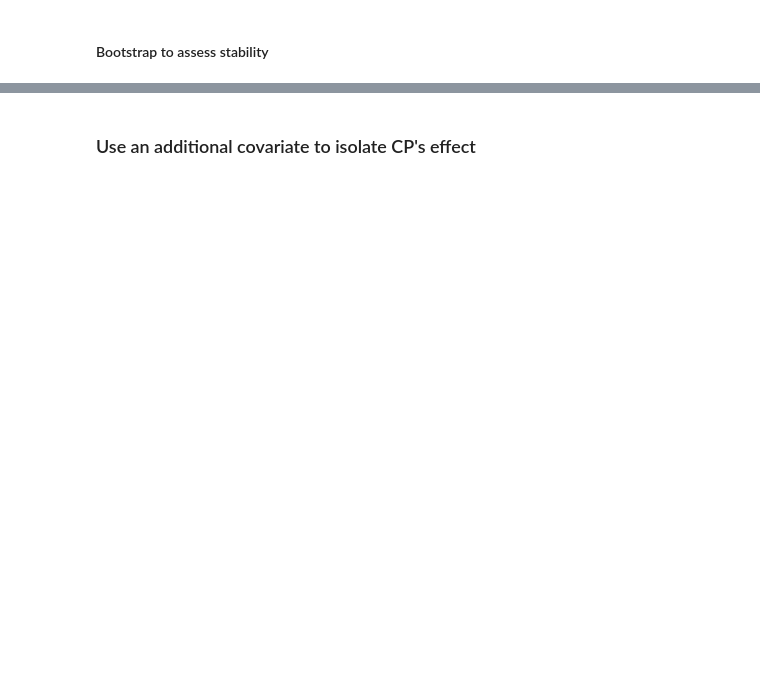
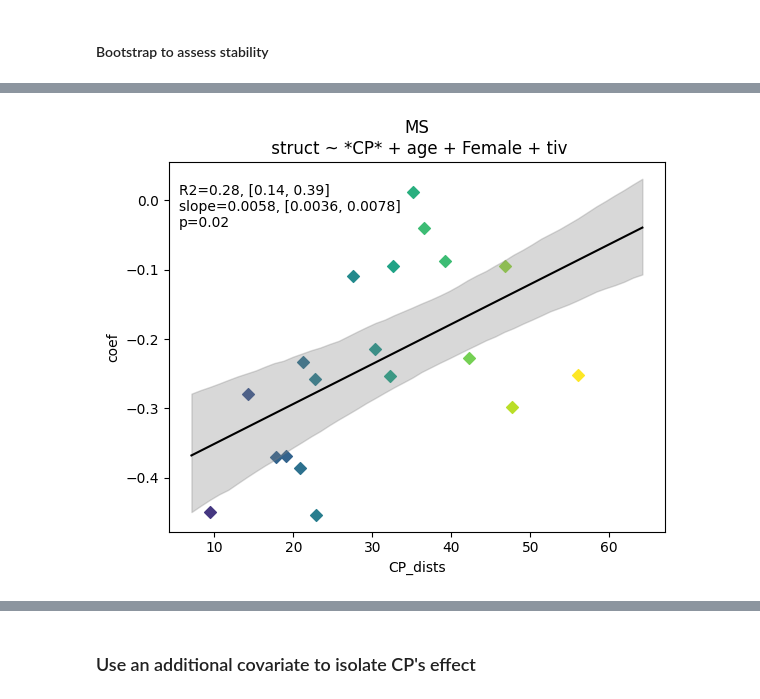
Before and after one commit to srs328/ms_mri, a Jupyter notebook: analysis/thalamus/results/5-CP_distance_gradient.ipynb, the cells around one changed output, grey strips where cells are left out. Cells and saved outputs as stored; diff of their text form; code cells hidden in the pictures; blank space fills up the shorter version.

```diff
--- a/analysis/thalamus/results/5-CP_distance_gradient.ipynb
+++ b/analysis/thalamus/results/5-CP_distance_gradient.ipynb
@@ -542,6 +445,13 @@ data
 # %% [markdown]
 #### Bootstrap to assess stability
 # %%
-slopes, intercepts, r_values, p_boot = bootstrap_procedure(
-    model_data, choroid_dists, covariates, var_to_plot, hips_thomas_ref[sig_structs]
-)
+load_bootstrap = True
+bootstrap_result_path = fig_path / "basic_covariates_bootstrap_results.npy"
+
+if load_bootstrap:
+    bootstrap_results = np.load(bootstrap_result_path)
+else:
+    bootstrap_results = bootstrap_procedure(
+        model_data, choroid_dists, covariates, var_to_plot, structs
+    )
+    np.save(bootstrap_result_path, bootstrap_results)
@@ -588,0 +458,77 @@ Text(9.664058283977107, -0.05, 'Bootstrapped:\nR2=0.46\np=0.00')
+# %%
+save = True
+
+slopes = bootstrap_results[:, 0]
+intercepts = bootstrap_results[:, 1]
+r_values = bootstrap_results[:, 2]
+
+
+fig, axs = plt.subplots()
+_, _, _, linregress_result = plot_xordered_data(
+    data,
+    "CP_dists",
+    "coef",
+    "struct",
+    fit_line=False,
+    title=f"MS\n struct ~ *{var_to_plot}* + {covariates_str}",
+    axes=axs,
+    fig=fig,
+    legend=True,
+    loc=(0.9, 0.0001),
+    fdr=False,
+    bbox_to_anchor=(1.02, 0.01),
+    text_y = 0.07,
+    fit_params=False,
+    indicate_sig=False,
+    legend_sig=True
+)
+
+xlims = axs.get_xlim()
+ylims = axs.get_ylim()
+
+r2 = linregress_result.rvalue**2
+r2_values = np.sort(r_values**2)
+
+slope = linregress_result.slope
+sorted_slopes = np.sort(slopes)
+
+p_val = linregress_result.pvalue
+
+fit_text = f"""R2={r2:0.2f}, [{r2_values[25]:0.2f}, {r2_values[975]:0.2f}]
+slope={slope:0.2}, [{sorted_slopes[25]:0.2}, {sorted_slopes[975]:0.2}]
+p={p_val:0.2f}
+"""
+
+x_range = np.linspace(xlims[0], xlims[1])
+y = x_range*slope + linregress_result.intercept
+axs.plot(x_range, y, c="black")
+
+y_boot = intercepts + slopes*x_range[:, np.newaxis]
+y_boot.sort()
+y_low = y_boot[:, 25]
+y_high = y_boot[:, 975]
+
+axs.fill_between(x_range, y_low, y_high, alpha=0.3, color="gray")
+
+xlims_final = axs.get_xlim()
+ylims_final = axs.get_ylim()
+
+text_y = ylims_final[0] + (ylims_final[1] - ylims_final[0]) * 0.78
+text_x = xlims_final[0] + (xlims_final[1] - xlims_final[0]) * 0.02
+axs.text(text_x, text_y, fit_text)
+
+if save:
+    save_path = fig_path / f"{save_stem}_bootstrap.png"
+    # # Extract the legend
+    legend = axs.get_legend()
+    legend.remove()  # Remove it from the main plot
+
+    fig_legend = plt.figure(figsize=(2, 4))  # Adjust size as needed
+    fig_legend.legend(handles=legend.legend_handles, labels=[t.get_text() for t in legend.get_texts()],
+                    loc='center', frameon=False)
+    fig_legend.savefig(fig_path / f"{save_stem}_bootstrap_legend.png", bbox_inches='tight', dpi=300)
+
+    # Save the main plot without legend
+    fig.savefig(save_path, bbox_inches='tight', dpi=300)
+# %% [output]
+[figure, added]
```
Also changed, not shown: parts of 26 cells of this notebook, 41 other files.
